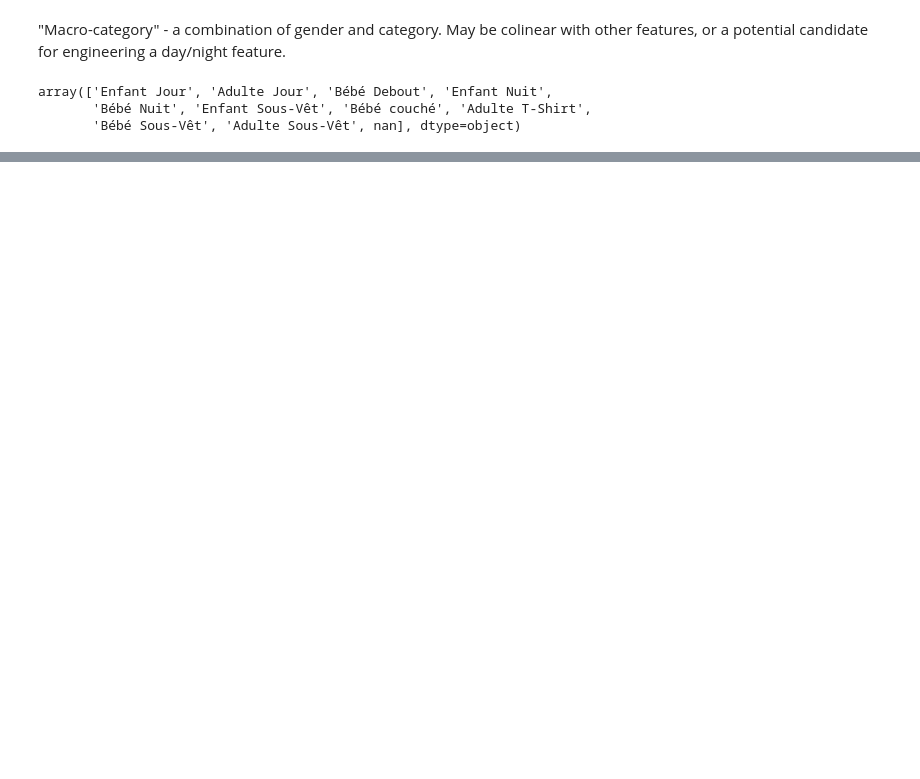
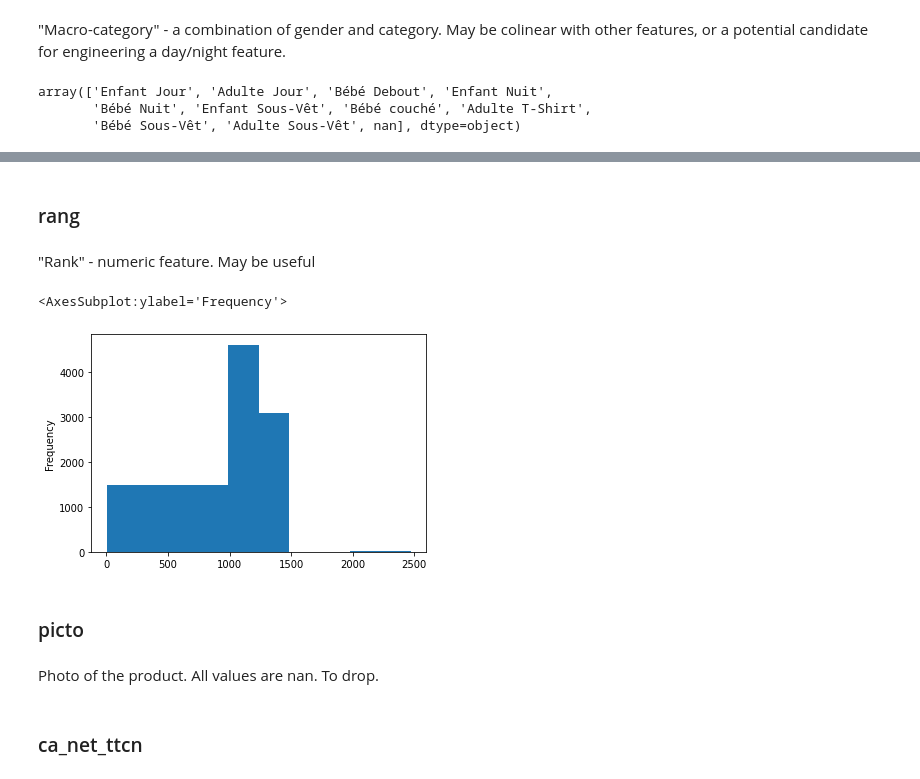
Before and after one commit to J-Cancelliere/markdown-predictions, a Jupyter notebook: notebooks/data_cleaning.ipynb, the cells around one changed output, grey strips where cells are left out. Saved outputs shown, nothing was run; the diff lists cells and outputs as text; code cells hidden in the pictures; blank space fills up the shorter version.

```diff
--- a/notebooks/data_cleaning.ipynb
+++ b/notebooks/data_cleaning.ipynb
@@ -58,0 +101,3 @@ df.rename(columns = columns_dict, inplace = True)
+# %%
+def make_dash_null(text):
+    return np.nan if text == "-" else text
@@ -248,0 +363,19 @@ array(['Enfant Jour', 'Adulte Jour', 'Bébé Debout', 'Enfant Nuit',
+# %%
+data.pvc_france = data.pvc_france.map(replace_commas)
+# %%
+data.pvc_france = data.pvc_france.map(make_dash_null)
+# %%
+data.pvc_france = pd.to_numeric(data.pvc_france, errors = "coerce")
+# %% [markdown]
+### rang
+# %% [markdown]
+"Rank" - numeric feature. May be useful
+# %%
+data.rang.plot(kind="hist")
+# %% [output]
+<AxesSubplot:ylabel='Frequency'>
+[figure, added]
+# %% [markdown]
+### picto
+# %% [markdown]
+Photo of the product. All values are nan. To drop.
@@ -248,0 +384,2 @@ array(['Enfant Jour', 'Adulte Jour', 'Bébé Debout', 'Enfant Nuit',
+# %% [markdown]
+### ca_net_ttcn
```
Also changed, not shown: parts of 86 cells of this notebook.
